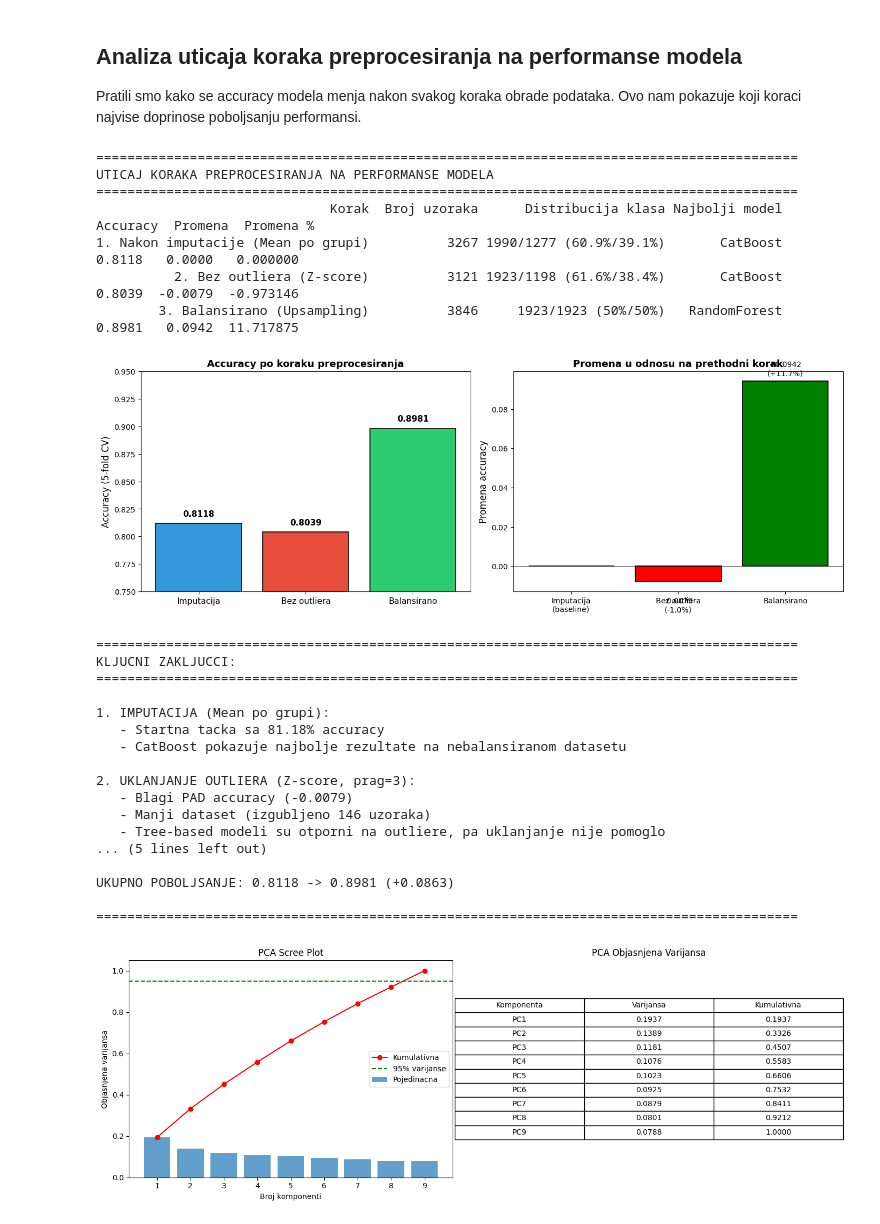
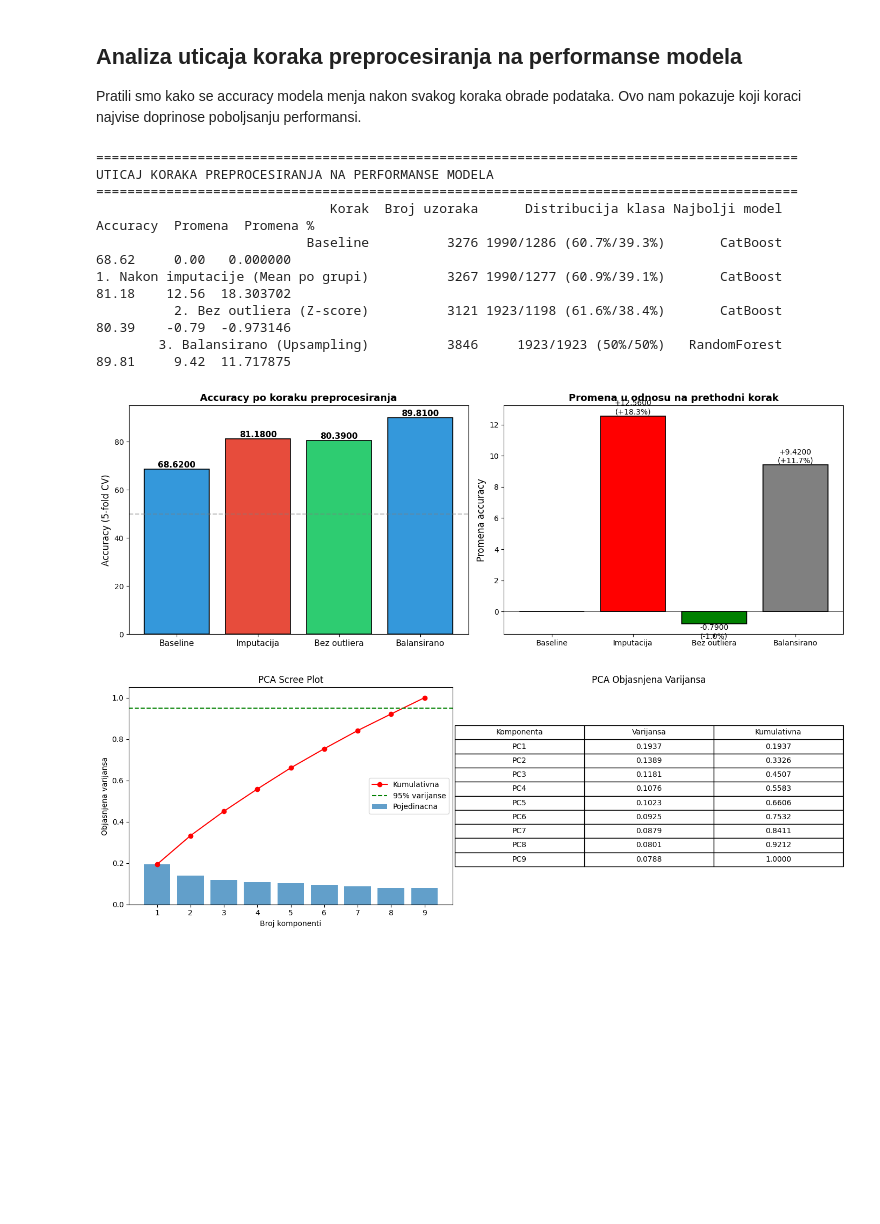
Before and after one commit to anastasijasavov/machine-learning, a Jupyter notebook: notebooks/potability_final.ipynb, the cells around one changed output. Saved outputs shown, nothing was run; the diff lists cells and outputs as text; code cells hidden in the pictures; blank space fills up the shorter version.

```diff
--- a/notebooks/potability_final.ipynb
+++ b/notebooks/potability_final.ipynb
@@ -1389,14 +1119,15 @@ Pratili smo kako se accuracy modela menja nakon svakog koraka obrade podataka. O
 
 preprocessing_summary = {
     'Korak': [
+        'Baseline',
         '1. Nakon imputacije (Mean po grupi)',
         '2. Bez outliera (Z-score)',
         '3. Balansirano (Upsampling)'
     ],
-    'Broj uzoraka': [3267, 3121, 3846],
-    'Distribucija klasa': ['1990/1277 (60.9%/39.1%)', '1923/1198 (61.6%/38.4%)', '1923/1923 (50%/50%)'],
-    'Najbolji model': ['CatBoost', 'CatBoost', 'RandomForest'],
-    'Accuracy': [0.8118, 0.8039, 0.8981]
+    'Broj uzoraka': [3276, 3267, 3121, 3846],
+    'Distribucija klasa': ['1990/1286 (60.7%/39.3%)', '1990/1277 (60.9%/39.1%)', '1923/1198 (61.6%/38.4%)', '1923/1923 (50%/50%)'],
+    'Najbolji model': ['CatBoost', 'CatBoost', 'CatBoost', 'RandomForest'],
+    'Accuracy': [68.62, 81.18, 80.39, 89.81]
 }
 
 summary_df = pd.DataFrame(preprocessing_summary)
@@ -1421,86 +1152,47 @@ ax1 = axes[0]
 colors = ['#3498db', '#e74c3c', '#2ecc71']
 bars = ax1.bar(range(len(summary_df)), summary_df['Accuracy'], color=colors, edgecolor='black', linewidth=1.2)
 ax1.set_xticks(range(len(summary_df)))
-ax1.set_xticklabels(['Imputacija', 'Bez outliera', 'Balansirano'], fontsize=11)
+ax1.set_xticklabels(['Baseline', 'Imputacija', 'Bez outliera', 'Balansirano'], fontsize=11)
 ax1.set_ylabel('Accuracy (5-fold CV)', fontsize=12)
 ax1.set_title('Accuracy po koraku preprocesiranja', fontsize=13, fontweight='bold')
-ax1.set_ylim(0.75, 0.95)
-ax1.axhline(y=0.5, color='gray', linestyle='--', alpha=0.5, label='Random baseline')
+ax1.set_ylim(0, 95)
+ax1.axhline(y=50, color='gray', linestyle='--', alpha=0.5, label='Random baseline')
 
 # Add value labels on bars
 for bar, acc in zip(bars, summary_df['Accuracy']):
     ax1.text(bar.get_x() + bar.get_width()/2, bar.get_height() + 0.005,
              f'{acc:.4f}', ha='center', va='bottom', fontsize=11, fontweight='bold')
 
 # Change from previous step
 ax2 = axes[1]
 changes = summary_df['Promena'].values
 colors_change = ['gray', 'red', 'green']  # First is 0, second negative, third positive
 ax2.bar(range(len(summary_df)), changes, color=colors_change, edgecolor='black', linewidth=1.2)
 ax2.set_xticks(range(len(summary_df)))
-ax2.set_xticklabels(['Imputacija\n(baseline)', 'Bez outliera', 'Balansirano'], fontsize=10)
+ax2.set_xticklabels(['Baseline','Imputacija', 'Bez outliera', 'Balansirano'], fontsize=10)
 ax2.set_ylabel('Promena accuracy', fontsize=12)
 ax2.set_title('Promena u odnosu na prethodni korak', fontsize=13, fontweight='bold')
 ax2.axhline(y=0, color='black', linestyle='-', linewidth=0.5)
 
 # Add value labels
 for i, (change, pct) in enumerate(zip(changes, summary_df['Promena %'])):
     if change != 0:
         label = f'{change:+.4f}\n({pct:+.1f}%)'
         ax2.text(i, change + 0.002 if change > 0 else change - 0.008,
                  label, ha='center', va='bottom' if change > 0 else 'top', fontsize=10)
 
 plt.tight_layout()
 plt.show()
-
-# Key insights
-print("="*90)
-print("KLJUCNI ZAKLJUCCI:")
-print("="*90)
-print(f"""
-1. IMPUTACIJA (Mean po grupi):
-   - Startna tacka sa {summary_df.iloc[0]['Accuracy']:.2%} accuracy
-   - CatBoost pokazuje najbolje rezultate na nebalansiranom datasetu
-
-2. UKLANJANJE OUTLIERA (Z-score, prag=3):
-   - Blagi PAD accuracy ({summary_df.iloc[1]['Promena']:+.4f})
-   - Manji dataset (izgubljeno {3267-3121} uzoraka)
-   - Tree-based modeli su otporni na outliere, pa uklanjanje nije pomoglo
-
-3. BALANSIRANJE KLASA (Upsampling):
-   - NAJVECE POBOLJSANJE: {summary_df.iloc[2]['Promena']:+.4f} ({summary_df.iloc[2]['Promena %']:+.1f}%)
-   - RandomForest postaje najbolji model
-   - Balansiranje je KLJUCNI korak za ovaj dataset!
-
-UKUPNO POBOLJSANJE: {summary_df.iloc[0]['Accuracy']:.4f} -> {summary_df.iloc[2]['Accuracy']:.4f} (+{(summary_df.iloc[2]['Accuracy'] - summary_df.iloc[0]['Accuracy']):.4f})
-""")
-print("="*90)
 # %% [output]
 ==========================================================================================
 UTICAJ KORAKA PREPROCESIRANJA NA PERFORMANSE MODELA
 ==========================================================================================
                               Korak  Broj uzoraka      Distribucija klasa Najbolji model  Accuracy  Promena  Promena %
-1. Nakon imputacije (Mean po grupi)          3267 1990/1277 (60.9%/39.1%)       CatBoost    0.8118   0.0000   0.000000
-          2. Bez outliera (Z-score)          3121 1923/1198 (61.6%/38.4%)       CatBoost    0.8039  -0.0079  -0.973146
-        3. Balansirano (Upsampling)          3846     1923/1923 (50%/50%)   RandomForest    0.8981   0.0942  11.717875
+                           Baseline          3276 1990/1286 (60.7%/39.3%)       CatBoost     68.62     0.00   0.000000
+1. Nakon imputacije (Mean po grupi)          3267 1990/1277 (60.9%/39.1%)       CatBoost     81.18    12.56  18.303702
+          2. Bez outliera (Z-score)          3121 1923/1198 (61.6%/38.4%)       CatBoost     80.39    -0.79  -0.973146
+        3. Balansirano (Upsampling)          3846     1923/1923 (50%/50%)   RandomForest     89.81     9.42  11.717875
-[figure, old version]
+[figure, new version]
-==========================================================================================
-KLJUCNI ZAKLJUCCI:
-==========================================================================================
-
-1. IMPUTACIJA (Mean po grupi):
-   - Startna tacka sa 81.18% accuracy
-   - CatBoost pokazuje najbolje rezultate na nebalansiranom datasetu
-
-2. UKLANJANJE OUTLIERA (Z-score, prag=3):
-   - Blagi PAD accuracy (-0.0079)
-   - Manji dataset (izgubljeno 146 uzoraka)
-   - Tree-based modeli su otporni na outliere, pa uklanjanje nije pomoglo
-... (5 lines left out)
-
-UKUPNO POBOLJSANJE: 0.8118 -> 0.8981 (+0.0863)
-
-==========================================================================================
 # %%
 from sklearn.decomposition import PCA
 
```
Also changed, not shown: parts of 36 cells of this notebook.
